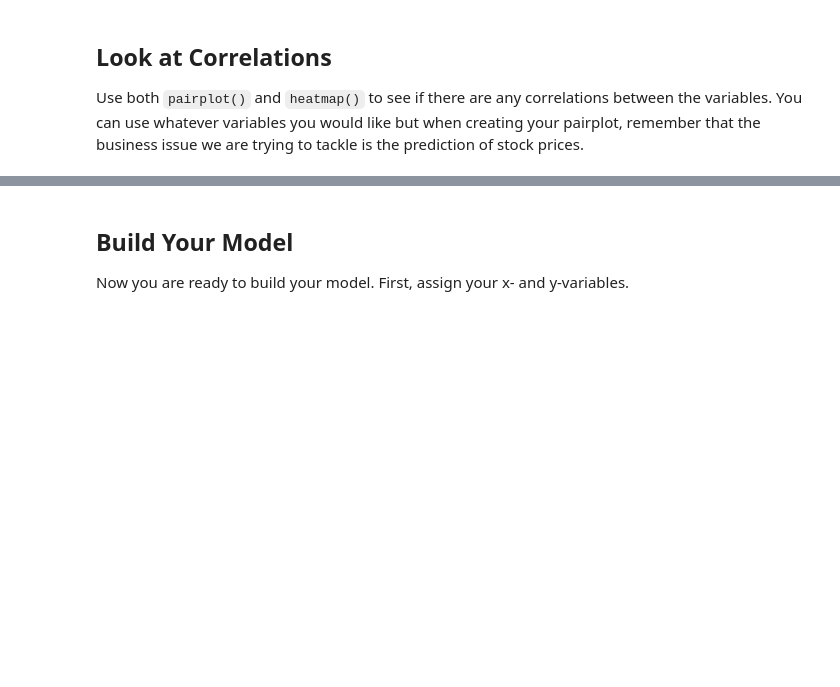
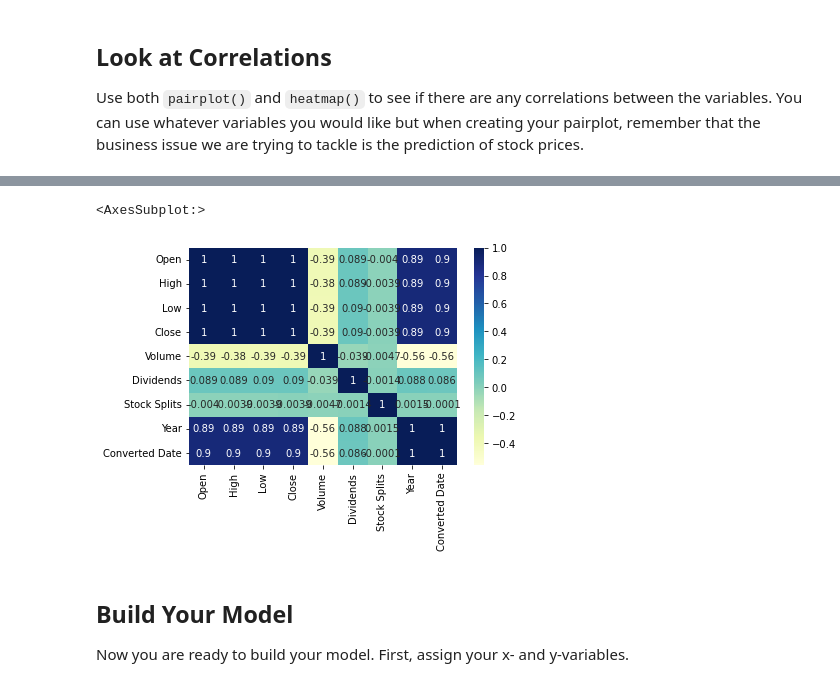
Before and after one commit to sunitalama/data-modeling-pt2-studio, a Jupyter notebook: stock-predictions.ipynb, the cells around one changed output, grey strips where cells are left out. Saved outputs shown, nothing was run; the diff lists cells and outputs as text; code cells hidden in the pictures; blank space fills up the shorter version.

```diff
--- a/stock-predictions.ipynb
+++ b/stock-predictions.ipynb
@@ -27,6 +41,11 @@ Use both `pairplot()` and `heatmap()` to see if there are any correlations betwe
 # %%
 
 plt.show()
+# %%
+sb.heatmap(stocks_df.corr(), cmap="YlGnBu", annot = True)
+# %% [output]
+<AxesSubplot:>
+[figure, added]
 # %% [markdown]
 ## Build Your Model
 
```
Also changed, not shown: parts of 17 cells of this notebook.
